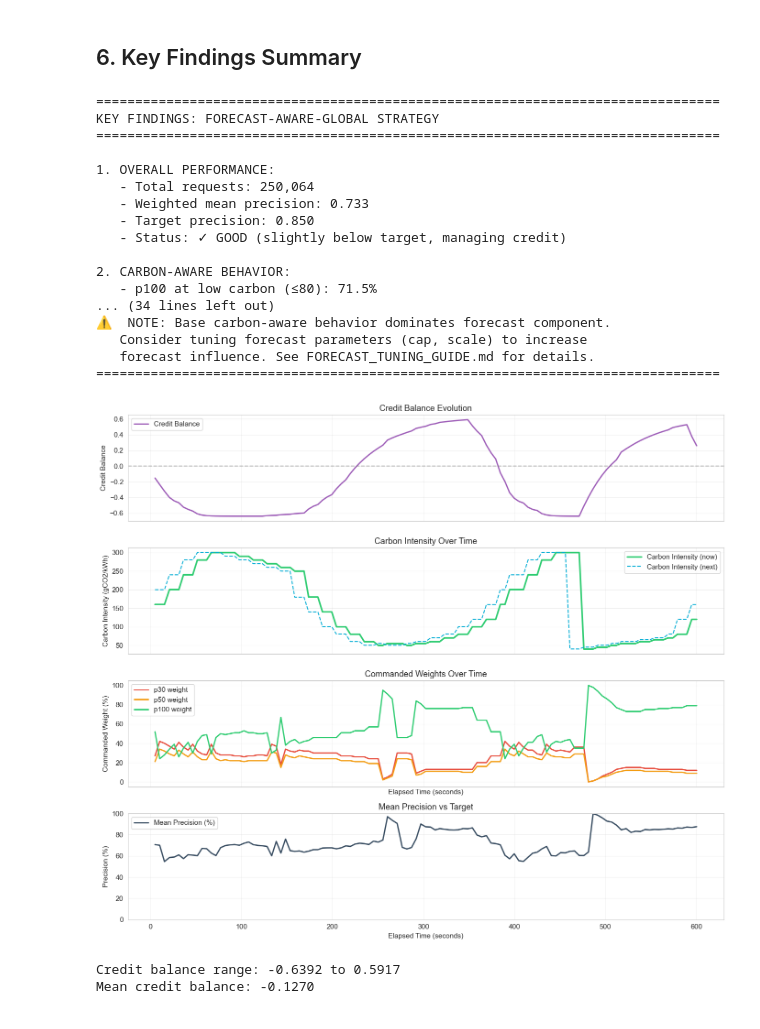
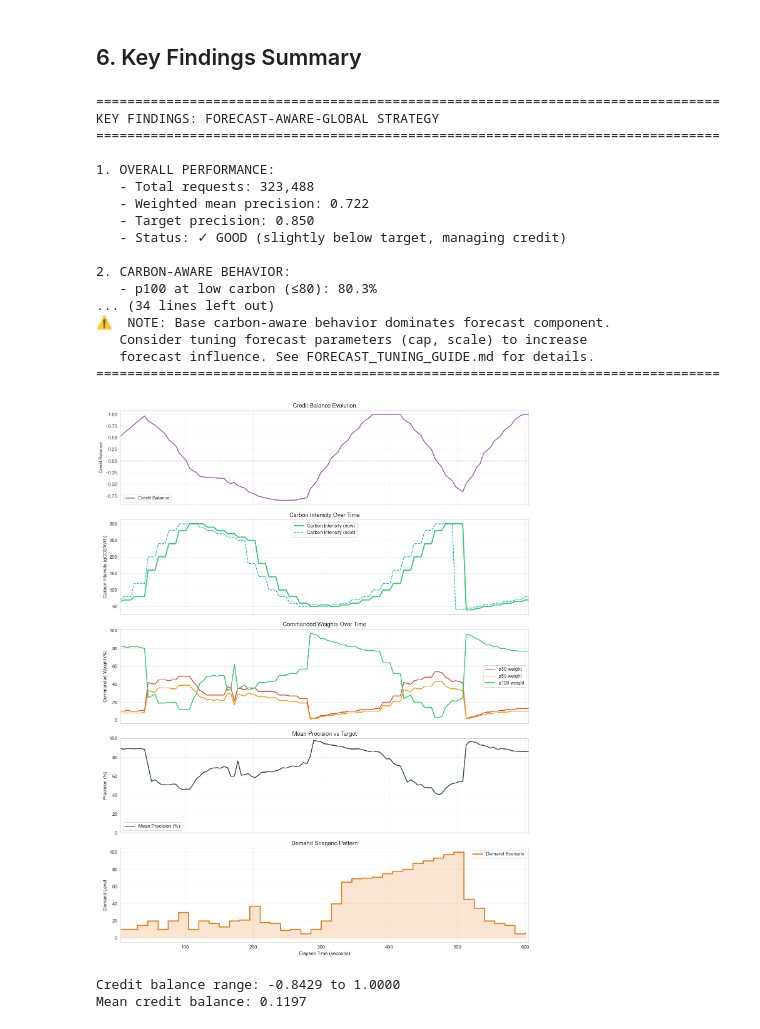
Before and after one commit to belgio99/k8s-carbonrouter, a Jupyter notebook: experiments/forecast_aware_global_analysis.ipynb, the cells around one changed output. Cells and saved outputs as stored; diff of their text form; code cells hidden in the pictures.

Commit message:
feat: add demand_scenario

```diff
--- a/experiments/forecast_aware_global_analysis.ipynb
+++ b/experiments/forecast_aware_global_analysis.ipynb
@@ -23,7 +23,7 @@ plt.rcParams['font.size'] = 11
 # %% [markdown]
 ## 1. Load Data
 # %%
-csv_path = "results/simple_20251118_172950/forecast-aware-global/timeseries.csv"
+csv_path = "results/simple_20251118_190413/forecast-aware-global/timeseries.csv"
 df = pd.read_csv(csv_path)
 
 # make sure precision request columns are numeric and present
@@ -449,20 +449,28 @@ KEY FINDINGS: FORECAST-AWARE-GLOBAL STRATEGY
 ================================================================================
 
 1. OVERALL PERFORMANCE:
-   - Total requests: 250,064
-   - Weighted mean precision: 0.733
+   - Total requests: 323,488
+   - Weighted mean precision: 0.722
    - Target precision: 0.850
    - Status: ✓ GOOD (slightly below target, managing credit)
 
 2. CARBON-AWARE BEHAVIOR:
-   - p100 at low carbon (≤80): 71.5%
+   - p100 at low carbon (≤80): 80.3%
 ... (34 lines left out)
 ⚠️  NOTE: Base carbon-aware behavior dominates forecast component.
    Consider tuning forecast parameters (cap, scale) to increase
    forecast influence. See FORECAST_TUNING_GUIDE.md for details.
 ================================================================================
 # %%
-fig, axes = plt.subplots(4, 1, figsize=(14, 12), sharex=True)
+import json
+
+# Load demand scenario
+with open('demand_scenario.json', 'r') as f:
+    demand_scenario = json.load(f)
+
+demand_pattern = demand_scenario['pattern']
+
+fig, axes = plt.subplots(5, 1, figsize=(14, 18), sharex=True)
 
 # 1) Credit balance over time
 axes[0].plot(df['elapsed_seconds'], df['credit_balance'], linewidth=2, color='#9b59b6', label='Credit Balance')
@@ -472,7 +480,7 @@ axes[0].set_title('Credit Balance Evolution')
 axes[0].legend()
 axes[0].grid(True, alpha=0.3)
 
-# 2) Carbon intensity main chart (new)
+# 2) Carbon intensity main chart
 axes[1].plot(df['elapsed_seconds'], df['carbon_now'], linewidth=2.5, color='#2ecc71', label='Carbon Intensity (now)')
 if 'carbon_next' in df.columns:
     axes[1].plot(df['elapsed_seconds'], df['carbon_next'], linewidth=1.5, color='#06AED5', linestyle='--', label='Carbon Intensity (next)')
@@ -485,7 +493,6 @@ axes[1].grid(True, alpha=0.3)
 axes[2].plot(df['elapsed_seconds'], df['commanded_weight_30'], linewidth=2, label='p30 weight', color='#e74c3c')
 axes[2].plot(df['elapsed_seconds'], df['commanded_weight_50'], linewidth=2, label='p50 weight', color='#f39c12')
 axes[2].plot(df['elapsed_seconds'], df['commanded_weight_100'], linewidth=2, label='p100 weight', color='#2ecc71')
-axes[2].set_xlabel('Elapsed Time (seconds)')
 axes[2].set_ylabel('Commanded Weight (%)')
 axes[2].set_title('Commanded Weights Over Time')
 axes[2].legend()
@@ -519,34 +526,47 @@ elif 'credit_target' in df.columns:
 
 # Plot actual mean precision
 axes[3].plot(df['elapsed_seconds'], actual_precision * 100, linewidth=2, color='#34495e', label='Mean Precision (%)')
 
 # Plot target precision if available
 if target_precision is not None:
     # If target_precision is a series, convert to percent; otherwise plot a constant line
     try:
         unique_vals = sorted(pd.Series(target_precision).unique())
     except Exception:
         unique_vals = []
 
     if len(unique_vals) == 1:
         axes[3].axhline(y=float(unique_vals[0]) * 100, color='red', linestyle='--', linewidth=2,
                         label=f'Target Precision ({float(unique_vals[0])*100:.0f}%)')
     else:
         axes[3].plot(df['elapsed_seconds'], target_precision * 100, color='red', linestyle='--', linewidth=2, label='Target Precision (%)')
 
-axes[3].set_xlabel('Elapsed Time (seconds)')
 axes[3].set_ylabel('Precision (%)')
 axes[3].set_title('Mean Precision vs Target')
 axes[3].set_ylim(0, 100)
 axes[3].legend()
 axes[3].grid(True, alpha=0.3)
 
+# 5) Demand scenario pattern - plot once without cycling
+pattern_len = len(demand_pattern)
+pattern_duration = 15  # seconds per step
+time_points = [i * pattern_duration for i in range(pattern_len)]
+
+axes[4].plot(time_points, demand_pattern, linewidth=2.5, color='#e67e22', label='Demand Scenario', drawstyle='steps-post')
+axes[4].fill_between(time_points, 0, demand_pattern, color='#e67e22', alpha=0.2, step='post')
+axes[4].set_xlabel('Elapsed Time (seconds)')
+axes[4].set_ylabel('Demand Level')
+axes[4].set_title('Demand Scenario Pattern')
+axes[4].set_xlim(df['elapsed_seconds'].min(), df['elapsed_seconds'].max())
+axes[4].legend()
+axes[4].grid(True, alpha=0.3)
+
 plt.tight_layout()
 plt.show()
 
 print(f"Credit balance range: {df['credit_balance'].min():.4f} to {df['credit_balance'].max():.4f}")
 print(f"Mean credit balance: {df['credit_balance'].mean():.4f}")
 # %% [output]
-[figure, old version]
+[figure, new version]
-Credit balance range: -0.6392 to 0.5917
-Mean credit balance: -0.1270
+Credit balance range: -0.8429 to 1.0000
+Mean credit balance: 0.1197
```
Also changed, not shown: parts of 5 cells of this notebook, 1 other file.
